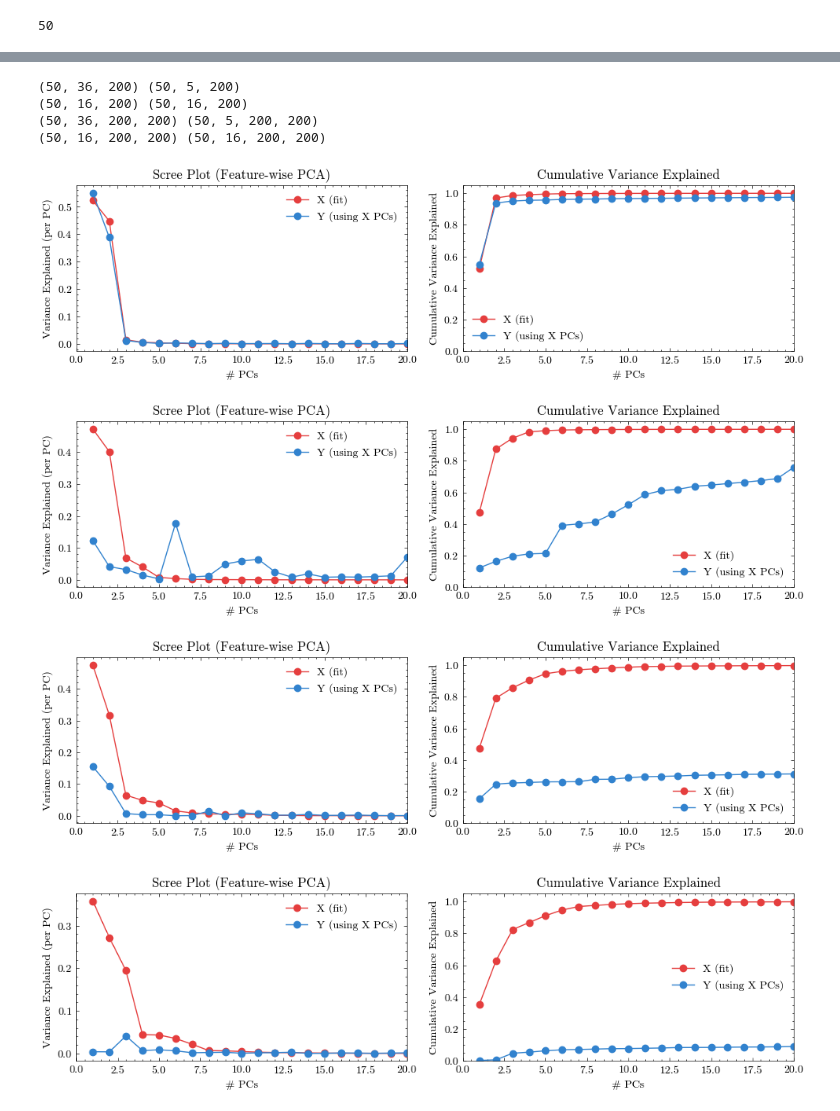
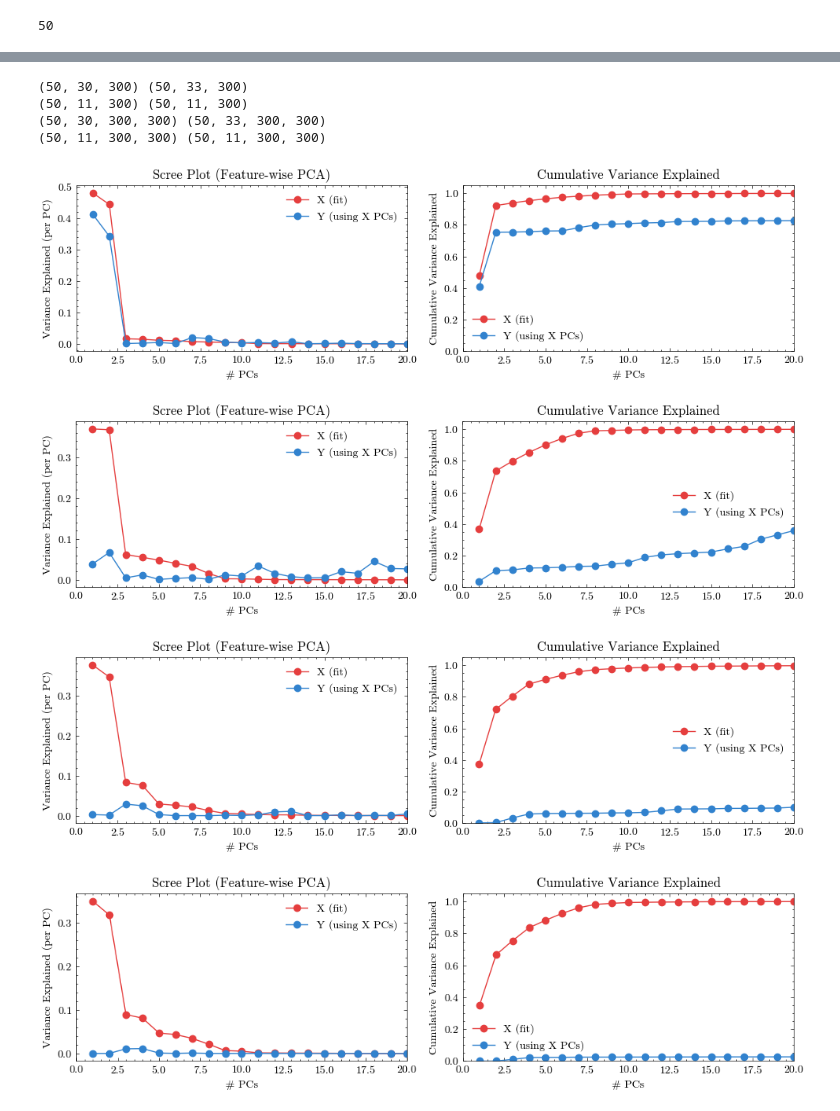
Before and after one commit to AllenInstitute/MultiTaskMPN, a Jupyter notebook: pretraining_analysis.ipynb, the cells around one changed output, grey strips where cells are left out. Drawn from its saved outputs; the diff is of its cells as text; code cells hidden in the pictures.

```diff
--- a/pretraining_analysis.ipynb
+++ b/pretraining_analysis.ipynb
@@ -22,13 +22,13 @@ import clustering
 c_vals = ['#e53e3e', '#3182ce', '#38a169', '#805ad5','#dd6b20', '#319795', '#718096', '#d53f8c', '#d69e2e',] * 10
 # %%
 basepath = "./pretraining"
-stage1_name1 = "fdanti" # compare the stimulus period
+stage1_name1 = "fdgo" # compare the stimulus period
 stage1_name2 = "delaygo" # compare the response period
 final_name = "delayanti"
 
-seed = 901
-N = 200
-withL2 = "+L2"
+seed = 490
+N = 300
+withL2 = ""
 batch_size = 128
 
 checkname = f"{stage1_name1}_{stage1_name2}_seed{seed}_+hidden{N}+batch{batch_size}+stimulus{withL2}"
@@ -183,10 +183,10 @@ print(test_task_1_go.shape, test_task_final_go.shape)
 print(test_task_0_stim_m.shape, test_task_final_stim_m.shape)
 print(test_task_1_go_m.shape, test_task_final_go_m.shape)
 # %% [output]
-(50, 36, 200) (50, 5, 200)
-(50, 16, 200) (50, 16, 200)
-(50, 36, 200, 200) (50, 5, 200, 200)
-(50, 16, 200, 200) (50, 16, 200, 200)
+(50, 30, 300) (50, 33, 300)
+(50, 11, 300) (50, 11, 300)
+(50, 30, 300, 300) (50, 33, 300, 300)
+(50, 11, 300, 300) (50, 11, 300, 300)
 # %%
 def pca_cross_variance_featurewise(X, Y, n_components=None, plot=True, center_on="X",
                                    X_up=20, name="", datatype="hidden"):
@@ -194,6 +194,7 @@ def pca_cross_variance_featurewise(X, Y, n_components=None, plot=True, center_on
     PCA on features (last axis) of X; project Y onto X's PCs.
     center_on: "X" (default) subtract X's mean from Y; or "Y" subtract Y's mean.
     Returns: evr_X, cev_X, evr_Y_using_X, cev_Y_using_X, pca
+    2025-10-27: to match L's paper Figure 6, X is post-training and Y is pre-training
     """
     if datatype == "hidden":
         X2d = X.reshape(-1, X.shape[-1])
@@ -260,27 +261,27 @@ def pca_cross_variance_featurewise(X, Y, n_components=None, plot=True, center_on
 
     return evr_X, cev_X, evr_Y_using_X, cev_Y_using_X, pca
 # %%
-_, cev_X_h_stim, _, cev_Yx_h_stim, pca = pca_cross_variance_featurewise(test_task_0_stim, test_task_final_stim,
-                                                                   n_components=N, plot=True, center_on="X",
-                                                                   X_up=20, name=f"{checkname}_stimulus", datatype="hidden")
+_, cev_X_h_stim, _, cev_Yx_h_stim, pca = pca_cross_variance_featurewise(test_task_final_stim, test_task_0_stim,
+                                                                        n_components=N, plot=True, center_on="X",
+                                                                        X_up=20, name=f"{checkname}_stimulus", datatype="hidden")
 # %% [output]
-[figure, old version]
+[figure, new version]
 # %%
-_, cev_X_h_resp, _, cev_Yx_h_resp, pca = pca_cross_variance_featurewise(test_task_1_go, test_task_final_go,
-                                                                   n_components=N, plot=True, center_on="X",
-                                                                   X_up=20, name=f"{checkname}_response", datatype="hidden")
+_, cev_X_h_resp, _, cev_Yx_h_resp, pca = pca_cross_variance_featurewise(test_task_final_go, test_task_1_go,
+                                                                        n_components=N, plot=True, center_on="X",
+                                                                        X_up=20, name=f"{checkname}_response", datatype="hidden")
 # %% [output]
-[figure, old version]
+[figure, new version]
 # %%
-_, cev_X_m_stim, _, cev_Yx_m_stim, pca = pca_cross_variance_featurewise(test_task_0_stim_m, test_task_final_stim_m,
-                                                                   n_components=N, plot=True, center_on="X",
-                                                                   X_up=20, name=f"{checkname}_stimulus", datatype="modulation")
+_, cev_X_m_stim, _, cev_Yx_m_stim, pca = pca_cross_variance_featurewise(test_task_final_stim_m, test_task_0_stim_m,
+                                                                        n_components=N, plot=True, center_on="X",
+                                                                        X_up=20, name=f"{checkname}_stimulus", datatype="modulation")
 # %% [output]
-[figure, old version]
+[figure, new version]
 # %%
-_, cev_X_m_resp, _, cev_Yx_m_resp, pca = pca_cross_variance_featurewise(test_task_1_go_m, test_task_final_go_m,
-                                                                   n_components=N, plot=True, center_on="X",
-                                                                   X_up=20, name=f"{checkname}_response", datatype="modulation")
+_, cev_X_m_resp, _, cev_Yx_m_resp, pca = pca_cross_variance_featurewise(test_task_final_go_m, test_task_1_go_m,
+                                                                        n_components=N, plot=True, center_on="X",
+                                                                        X_up=20, name=f"{checkname}_response", datatype="modulation")
 # %% [output]
-[figure, old version]
+[figure, new version]
 # %%
```
Also changed, not shown: parts of 7 cells of this notebook.
